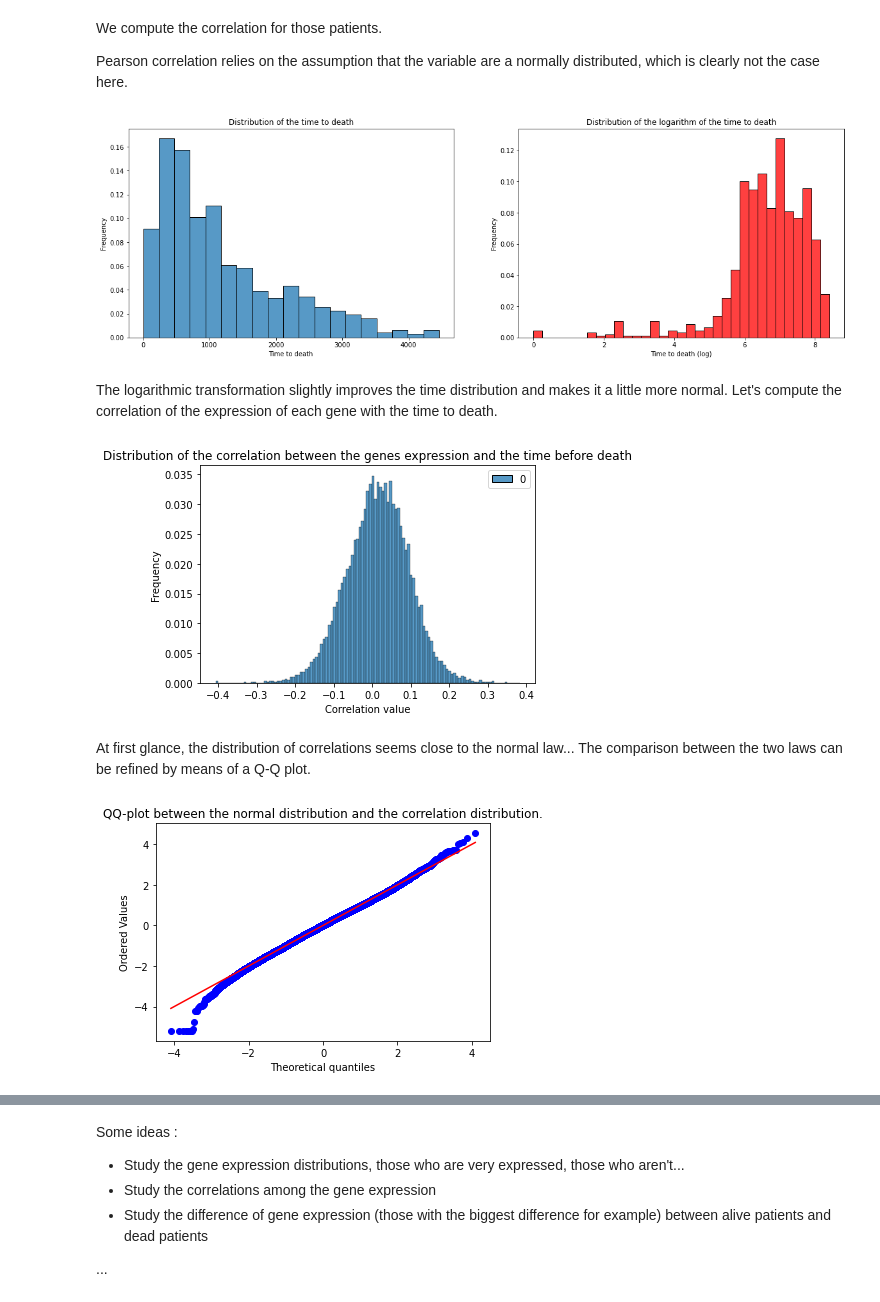
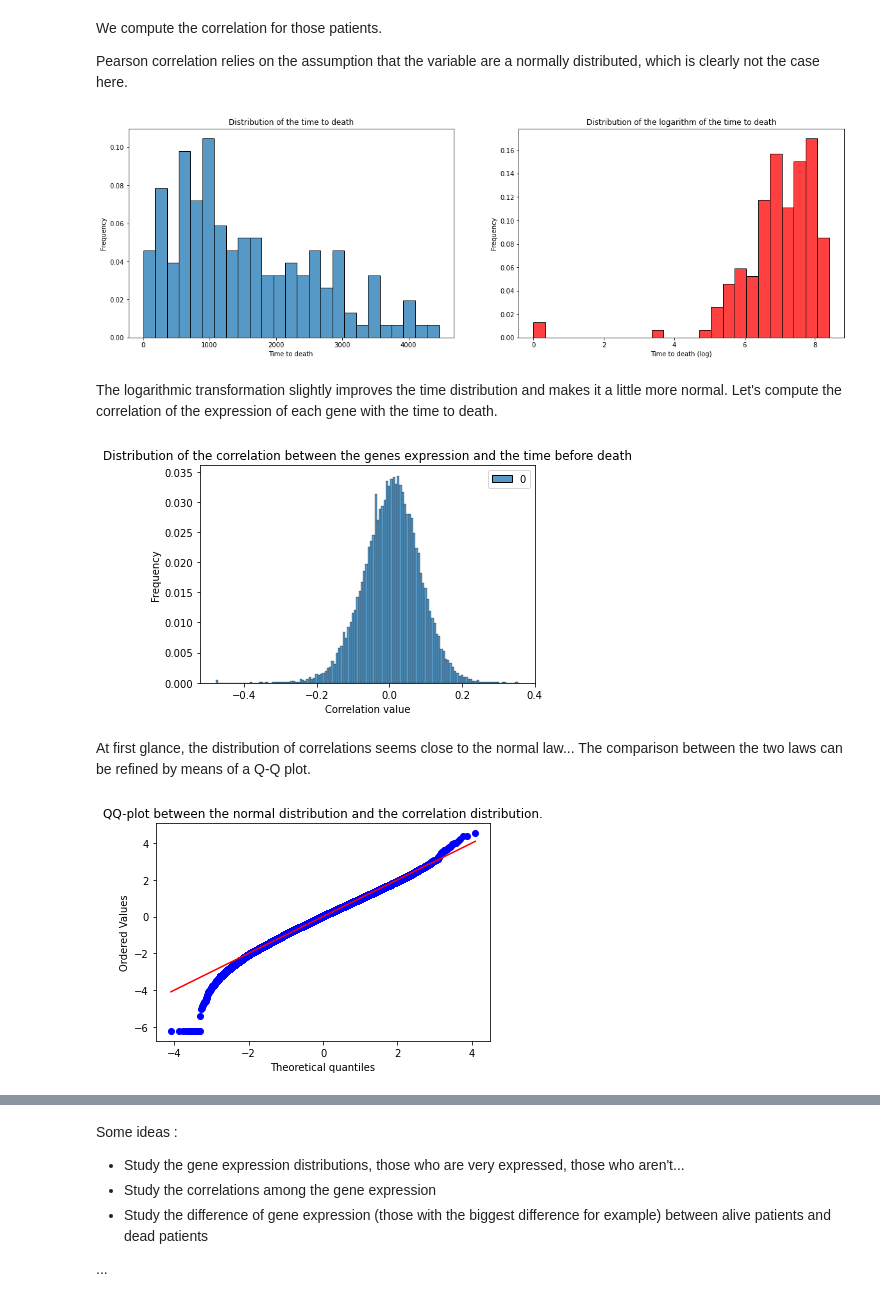
Before and after one commit to StephaneBereux/Cancer-survival-challenge, a Jupyter notebook: starting_kit.ipynb, the cells around one changed output, grey strips where cells are left out. Saved outputs shown, nothing was run; the diff lists cells and outputs as text; code cells hidden in the pictures.

```diff
--- a/starting_kit.ipynb
+++ b/starting_kit.ipynb
@@ -158,8 +158,9 @@ A first idea would be to select only those genes that are most correlated, in ab
 # %%
 X_train.drop(columns=['index'],inplace=True)
 # %%
-X_uncensored = X_train[X_train['death']==1]
-print('They are %i uncensored patients' %len(X_uncensored))
+X_uncensored = X_train[y_train['death']==1].drop(columns=['death'])
+y_uncensored = y_train[y_train['death']==1]
+print('They are %i uncensored patients' % len(X_uncensored))
 # %% [output]
 They are 153 uncensored patients
 # %% [markdown]
@@ -168,25 +169,27 @@ We compute the correlation for those patients.
 Pearson correlation relies on the assumption that the variable are a normally distributed, which is clearly not the case here.
 # %%
 fig, (ax1, ax2) = plt.subplots(1, 2, figsize=(20,6))
-sns.histplot(y_train['time'].to_numpy(), ax=ax1, stat='probability')
+sns.histplot(y_uncensored['time'].to_numpy(), ax=ax1, stat='probability',bins=25)
 ax1.set_title('Distribution of the time to death')
 ax1.set_xlabel('Time to death')
 ax1.set_ylabel('Frequency')
 
-sns.histplot(np.log(y_train['time'].to_numpy()), ax=ax2, stat='probability', color='r')
+log_time = np.log(y_uncensored['time'].to_numpy())
+sns.histplot(log_time, ax=ax2, stat='probability', color='r', bins=25)
 ax2.set_title('Distribution of the logarithm of the time to death')
 ax2.set_xlabel('Time to death (log)')
 ax2.set_ylabel('Frequency')
 plt.show()
 # %% [output]
-[figure, old version]
+[figure, new version]
 # %% [markdown]
 The logarithmic transformation slightly improves the time distribution and makes it a little more normal.
 Let's compute the correlation of the expression of each gene with the time to death.
 # %%
 from sklearn.preprocessing import StandardScaler
 import scipy.stats as stats
-import pylab
+
+df_log_time = pd.Series(log_time)
 
 # First we remove the mean and we scale each gene expression data to unit variance
 scaler = StandardScaler()
@@ -194,7 +197,7 @@ scaled_X_train = scaler.fit_transform(X_uncensored)
 scaled_df = pd.DataFrame(data=scaled_X_train)
 
 # Then we compute the correlations
-correlations = scaled_df.corrwith(np.log(y_train['time']))
+correlations = scaled_df.corrwith(df_log_time)
 np_correlations = correlations.dropna().to_numpy().reshape(-1,1)
 
 sns.histplot(np_correlations, stat='probability', color='green')
@@ -203,13 +206,13 @@ plt.xlabel('Correlation value')
 plt.ylabel('Frequency')
 plt.show()
 # %% [output]
-[figure, old version]
+[figure, new version]
 # %% [markdown]
 At first glance, the distribution of correlations seems close to the normal law... The comparison between the two laws can be refined by means of a Q-Q plot.
 # %%
 scaled_correlations = scaler.fit_transform(np_correlations)
-stats.probplot(scaled_correlations.flatten(), dist="norm",plot=pylab)
-pylab.title('QQ-plot between the normal distribution and the correlation distribution.')
-pylab.show()
+stats.probplot(scaled_correlations.flatten(), dist="norm",plot=plt)
+plt.title('QQ-plot between the normal distribution and the correlation distribution.')
+plt.show()
 # %% [output]
-[figure, old version]
+[figure, new version]
```
Also changed, not shown: parts of 9 cells of this notebook, 1 other file.
